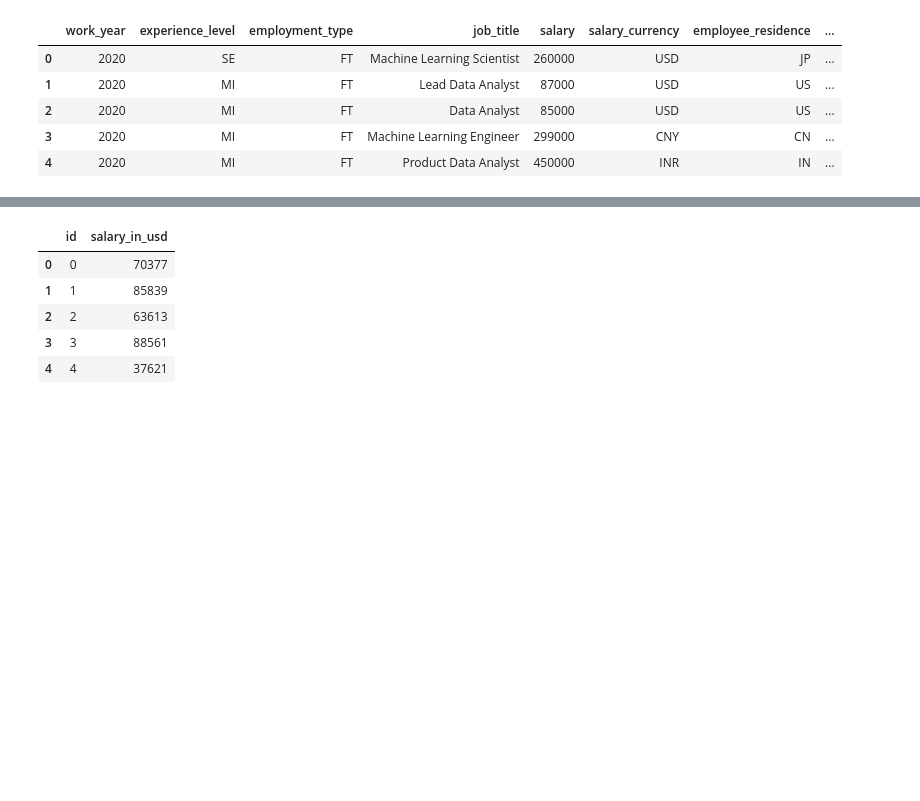
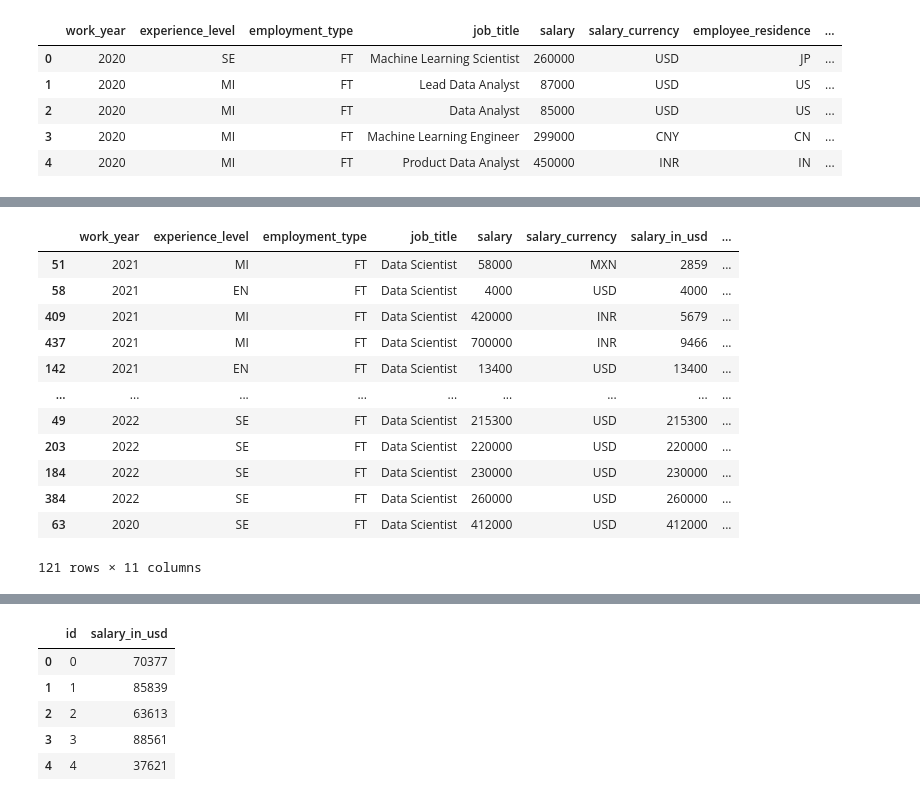
Before and after one commit to pombo7676/w6-Kaggle-Competition-Machine-Learning, a Jupyter notebook: MyCode/Main.ipynb, the cells around one changed output, grey strips where cells are left out. Drawn from its saved outputs; the diff is of its cells as text; code cells hidden in the pictures; blank space fills up the shorter version.

```diff
--- a/MyCode/Main.ipynb
+++ b/MyCode/Main.ipynb
@@ -71,0 +190,16 @@ test.head()
+# %%
+salaries[salaries.job_title == 'Data Scientist'].sort_values(by=['salary_in_usd'])
+# %% [output]
+|  | work_year | experience_level | employment_type | job_title | salary | salary_currency | salary_in_usd | ... |
+| 51 | 2021 | MI | FT | Data Scientist | 58000 | MXN | 2859 | ... |
+| 58 | 2021 | EN | FT | Data Scientist | 4000 | USD | 4000 | ... |
+| 409 | 2021 | MI | FT | Data Scientist | 420000 | INR | 5679 | ... |
+| 437 | 2021 | MI | FT | Data Scientist | 700000 | INR | 9466 | ... |
+| 142 | 2021 | EN | FT | Data Scientist | 13400 | USD | 13400 | ... |
+| ... | ... | ... | ... | ... | ... | ... | ... | ... |
+| 49 | 2022 | SE | FT | Data Scientist | 215300 | USD | 215300 | ... |
+| 203 | 2022 | SE | FT | Data Scientist | 220000 | USD | 220000 | ... |
+| 184 | 2022 | SE | FT | Data Scientist | 230000 | USD | 230000 | ... |
+| 384 | 2022 | SE | FT | Data Scientist | 260000 | USD | 260000 | ... |
+| 63 | 2020 | SE | FT | Data Scientist | 412000 | USD | 412000 | ... |
+121 rows × 11 columns
```
Also changed, not shown: parts of 62 cells of this notebook, 3 other files.
